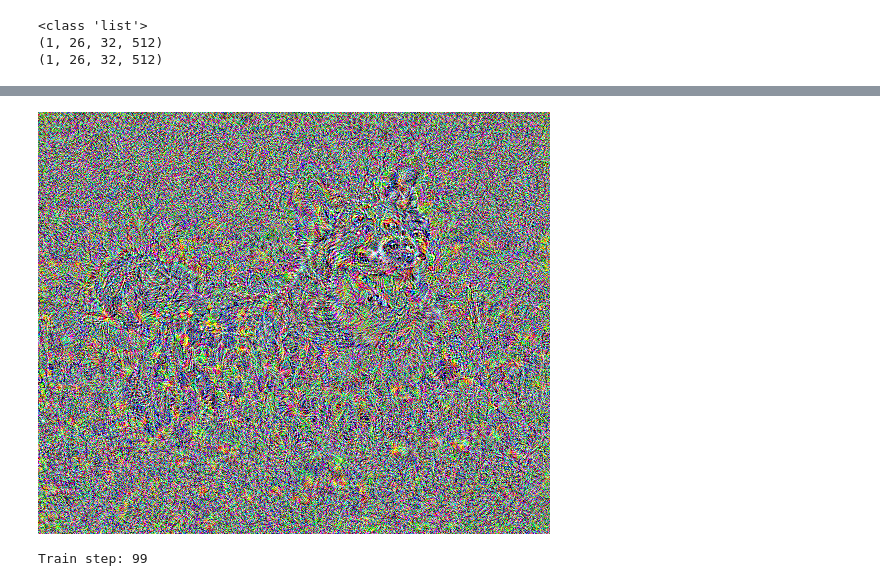
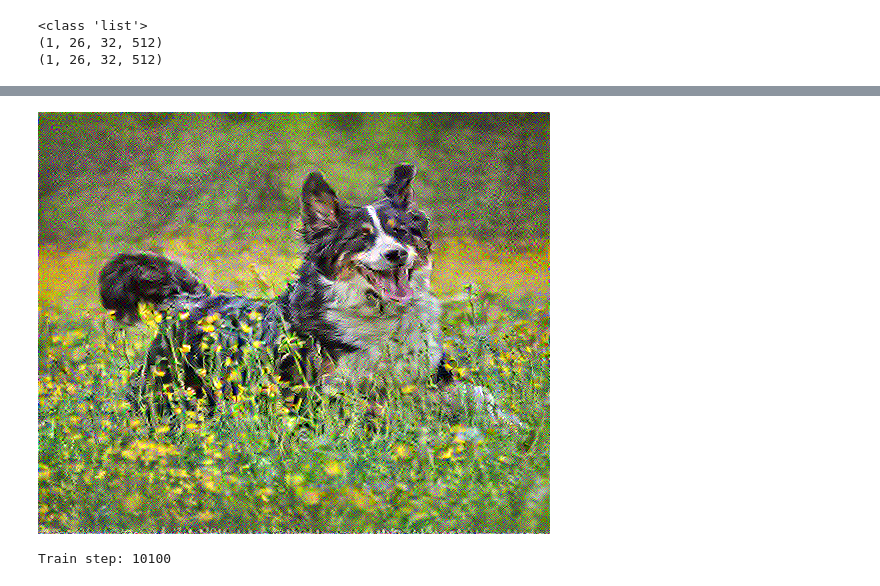
Before and after one commit to Notta2001/project-2, a Jupyter notebook: Style Tranfser/Code/3_Style_transfer_content_loss_1L_v0.ipynb, the cells around one changed output, grey strips where cells are left out. Drawn from its saved outputs; the diff is of its cells as text; code cells hidden in the pictures.

Commit message:
5️⃣ Content loss 1 layer train 100 epochs

```diff
--- a/Style Tranfser/Code/3_Style_transfer_content_loss_1L_v0.ipynb
+++ b/Style Tranfser/Code/3_Style_transfer_content_loss_1L_v0.ipynb
@@ -150,23 +154,33 @@ def train_step(image):
   opt.apply_gradients([(grad, image)])
   image.assign(clip_0_1(image))
 # %%
-epochs = 1
+epochs = 101
 steps_per_epoch = 100
 
 step = 0
 for n in range(epochs):
   for m in range(steps_per_epoch):
     with tf.GradientTape() as tape:
       outputs = compute_feature(image)
       loss = content_loss(outputs)
 
     grad = tape.gradient(loss, image)
     opt.apply_gradients([(grad, image)])
     image.assign(clip_0_1(image))
     display.clear_output(wait=True)
     display.display(tensor_to_image(image[0]))
+    step = step + 1
+    if(step == 100 or step == 500 or step == 1000 or step == 5000 or step == 10000 or step == 20000 or step == 50000 or step == 100000):
+      file_name = 'content_loss_{}.png'.format(step)
+      tensor_to_image(image[0]).save(file_name)
+
+      try:
+        from google.colab import files
+      except ImportError:
+        pass
+      else:
+        files.download(file_name)
     print("Train step: {}".format(step))
-    step = step + 1
 # %% [output]
-[figure, old version]
+[figure, new version]
-Train step: 99
+Train step: 10100
```
Also changed, not shown: parts of 7 cells of this notebook, 10 other files.
